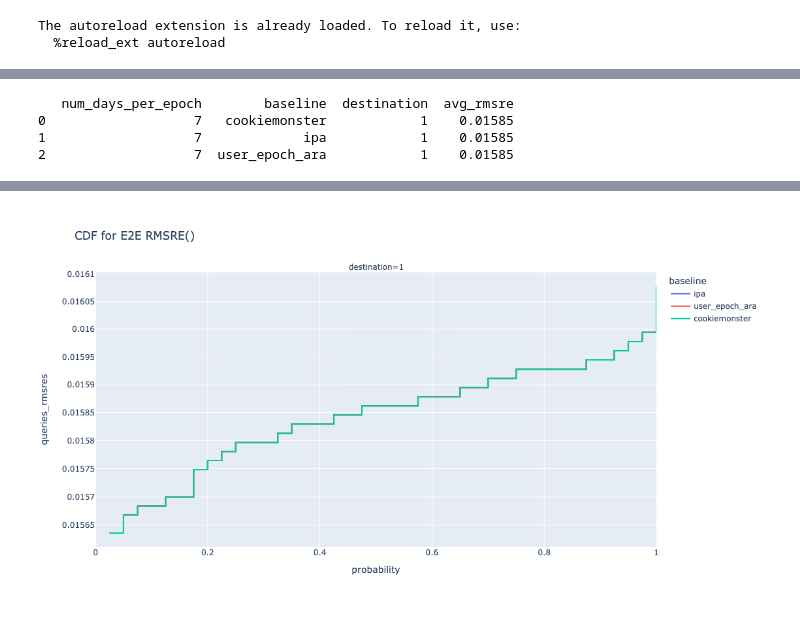
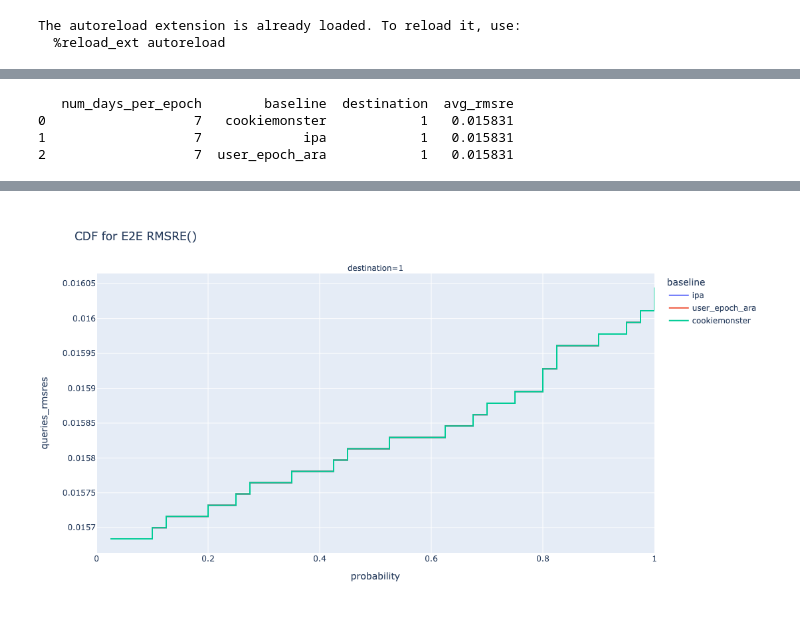
Before and after one commit to columbia/cookiemonster, a Jupyter notebook: notebooks/microbenchmark_analysis.ipynb, the cells around one changed output, grey strips where cells are left out. Saved outputs shown, nothing was run; the diff lists cells and outputs as text; code cells hidden in the pictures.

```diff
--- a/notebooks/microbenchmark_analysis.ipynb
+++ b/notebooks/microbenchmark_analysis.ipynb
@@ -43,12 +31,12 @@ plot_budget_consumption_bars(df, "knob2")
 # %%
-path = "ray/microbenchmark/budget_consumption_varying_knob1"
+path = "ray/microbenchmark/varying_knob1"
 df = analyze_results(path, "bias")
 plot_bias_avg_rmsre(df, x_axis="num_days_per_epoch", log_y=False)
 plot_bias_rmsre_cdf(df)
 # %% [output]
    num_days_per_epoch        baseline  destination  avg_rmsre
-0                   7   cookiemonster            1    0.01585
-1                   7             ipa            1    0.01585
-2                   7  user_epoch_ara            1    0.01585
+0                   7   cookiemonster            1   0.015831
+1                   7             ipa            1   0.015831
+2                   7  user_epoch_ara            1   0.015831
 [figure]
-[figure, old version]
+[figure, new version]
```
Also changed, not shown: parts of 2 cells of this notebook, 5 other files.
